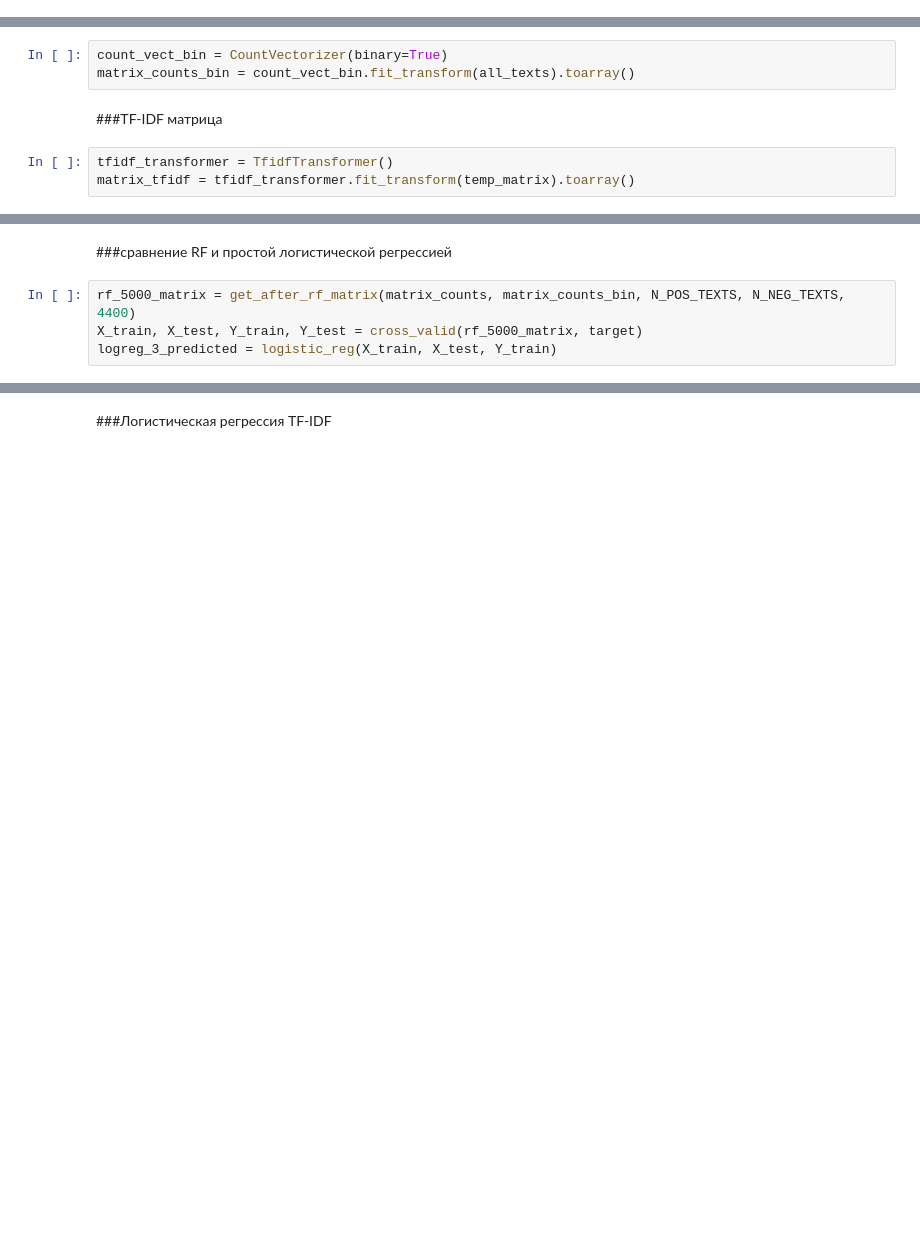
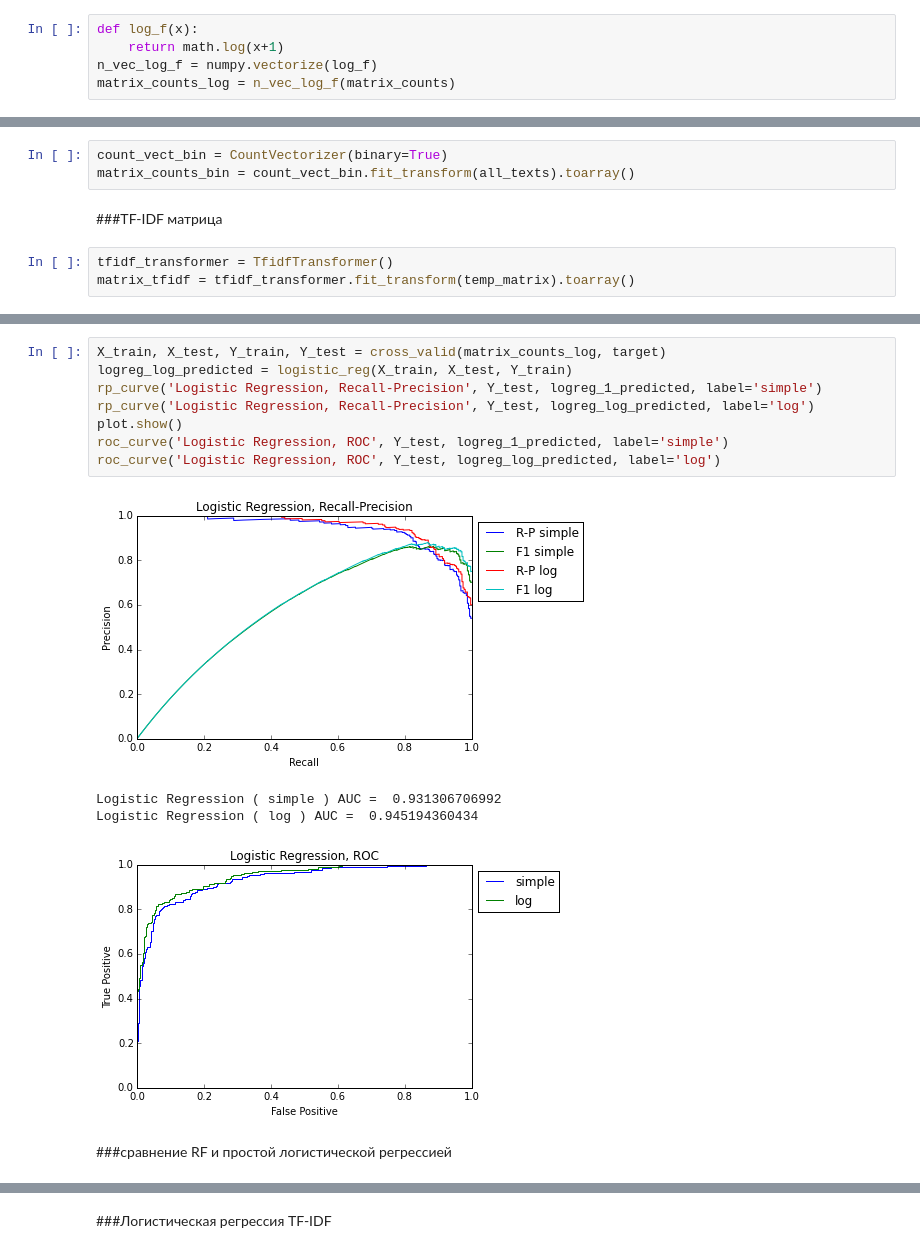
Before and after one commit to ermakovpetr/posneg, a Jupyter notebook: main.ipynb, the cells around one changed output, grey strips where cells are left out. Cells and saved outputs as stored; diff of their text form; blank space fills up the shorter version.

```diff
--- a/main.ipynb
+++ b/main.ipynb
@@ -63,3 +135,8 @@ matrix_counts = temp_matrix.toarray()
+# %%
+def log_f(x):
+    return math.log(x+1)
+n_vec_log_f = numpy.vectorize(log_f)
+matrix_counts_log = n_vec_log_f(matrix_counts)
 # %% [markdown]
 ####без стоп слов
 # %%
@@ -156,6 +221,15 @@ Logistic Regression ( l1 ) AUC =  0.91215975805
+# %%
+X_train, X_test, Y_train, Y_test = cross_valid(matrix_counts_log, target)
+logreg_log_predicted = logistic_reg(X_train, X_test, Y_train)
+rp_curve('Logistic Regression, Recall-Precision', Y_test, logreg_1_predicted, label='simple')
+rp_curve('Logistic Regression, Recall-Precision', Y_test, logreg_log_predicted, label='log')
+plot.show()
+roc_curve('Logistic Regression, ROC', Y_test, logreg_1_predicted, label='simple')
+roc_curve('Logistic Regression, ROC', Y_test, logreg_log_predicted, label='log')
+# %% [output]
+[figure, added]
+Logistic Regression ( simple ) AUC =  0.931306706992
+Logistic Regression ( log ) AUC =  0.945194360434
+[figure, added]
 # %% [markdown]
 ###сравнение RF и простой логистической регрессией
-# %%
-rf_5000_matrix = get_after_rf_matrix(matrix_counts, matrix_counts_bin, N_POS_TEXTS, N_NEG_TEXTS, 4400)
-X_train, X_test, Y_train, Y_test = cross_valid(rf_5000_matrix, target)
-logreg_3_predicted = logistic_reg(X_train, X_test, Y_train)
```
Also changed, not shown: parts of 64 cells of this notebook.
